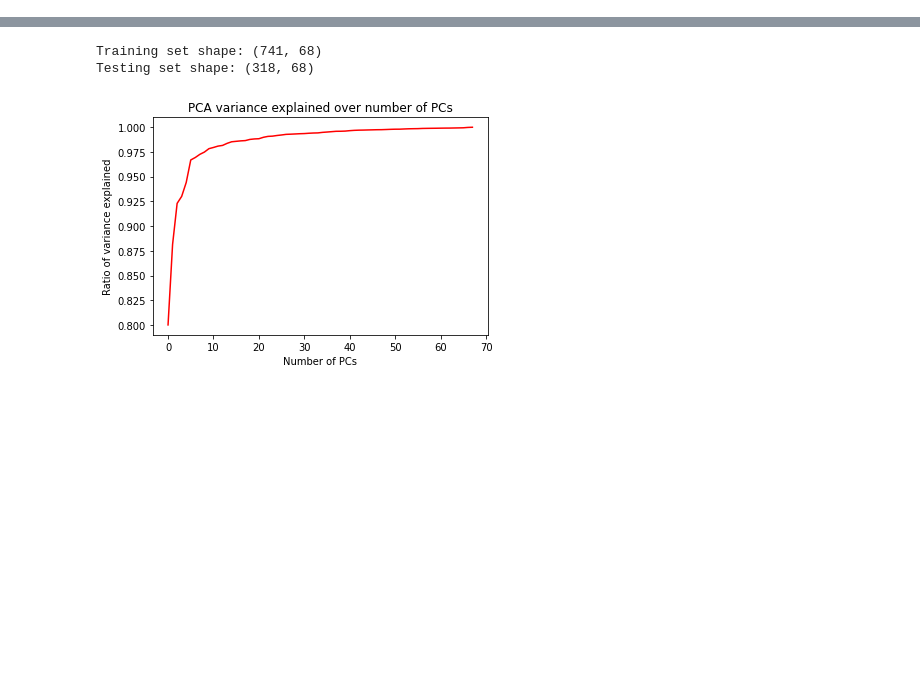
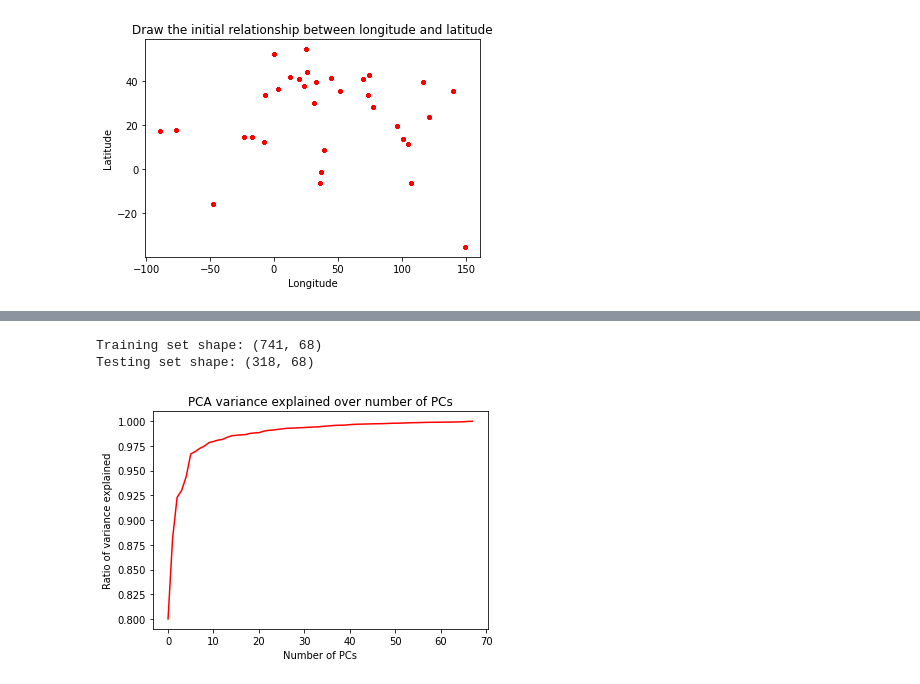
Before and after one commit to rabaahar/Final_Project, a Jupyter notebook: FinalProj.ipynb, the cells around one changed output, grey strips where cells are left out. Drawn from its saved outputs; the diff is of its cells as text; code cells hidden in the pictures; blank space fills up the shorter version.

```diff
--- a/FinalProj.ipynb
+++ b/FinalProj.ipynb
@@ -28,6 +53,15 @@ df
 # %%
 data = df.iloc[:,:68] # each row is a song
 y = df.iloc[:,68:] # # latitude & longitude
+# %%
+fig = plt.figure()
+plt.plot(y.iloc[:, 1], y.iloc[:, 0],".r")
+plt.title("Draw the initial relationship between longitude and latitude")
+plt.xlabel("Longitude")
+plt.ylabel("Latitude")
+fig.savefig("first_fig.png",facecolor="white")
+# %% [output]
+[figure, added]
 # %%
  # The dataset was built from a personal collection of 1059 tracks covering 33 countries/area
 NumClusters = 33
```
Also changed, not shown: parts of 9 cells of this notebook.
